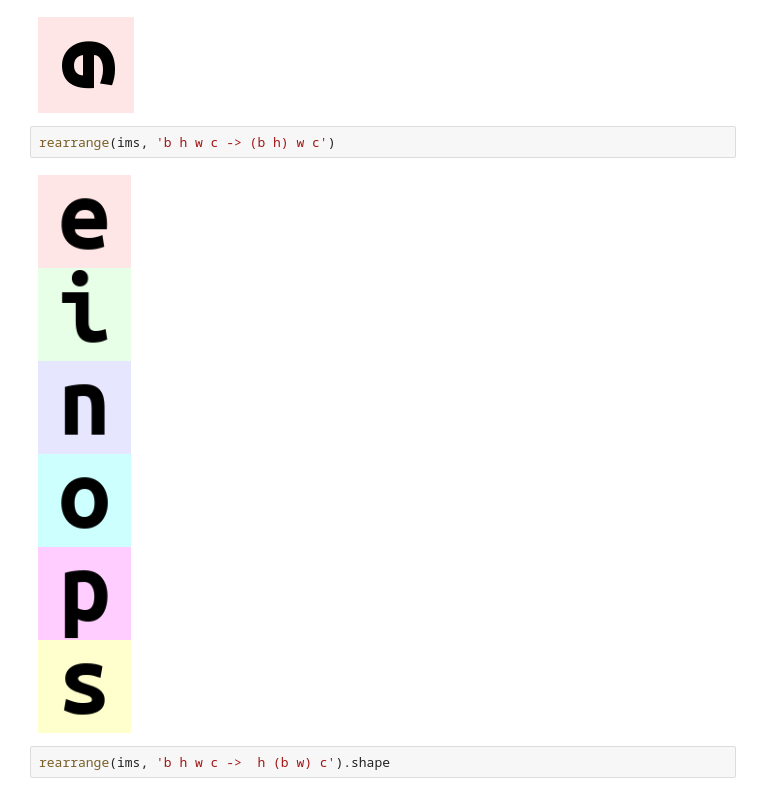
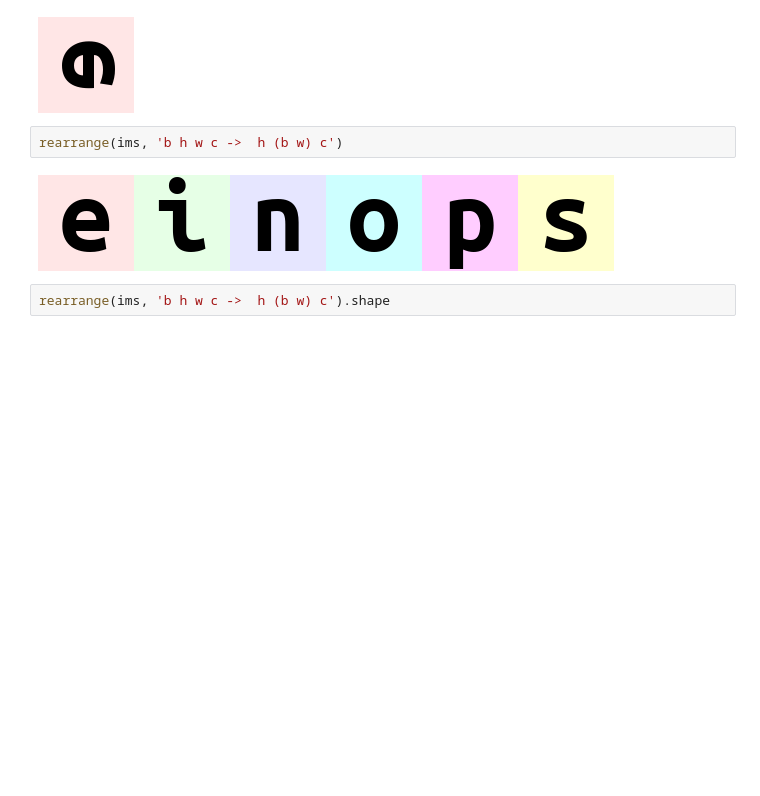
Before and after one commit to anashr18/einops, a Jupyter notebook: t1/basic.ipynb, the cells around one changed output. Saved outputs shown, nothing was run; the diff lists cells and outputs as text; blank space fills up the shorter version.

```diff
--- a/t1/basic.ipynb
+++ b/t1/basic.ipynb
@@ -26,9 +26,9 @@ rearrange(ims[0], 'h w c -> w h c')
 # %% [output]
 [figure]
 # %%
-rearrange(ims, 'b h w c -> (b h) w c')
+rearrange(ims, 'b h w c ->  h (b w) c')
 # %% [output]
-[figure, old version]
+[figure, new version]
 # %%
 rearrange(ims, 'b h w c ->  h (b w) c').shape
 # %% [output]
```
Also changed, not shown: parts of 6 cells of this notebook.
